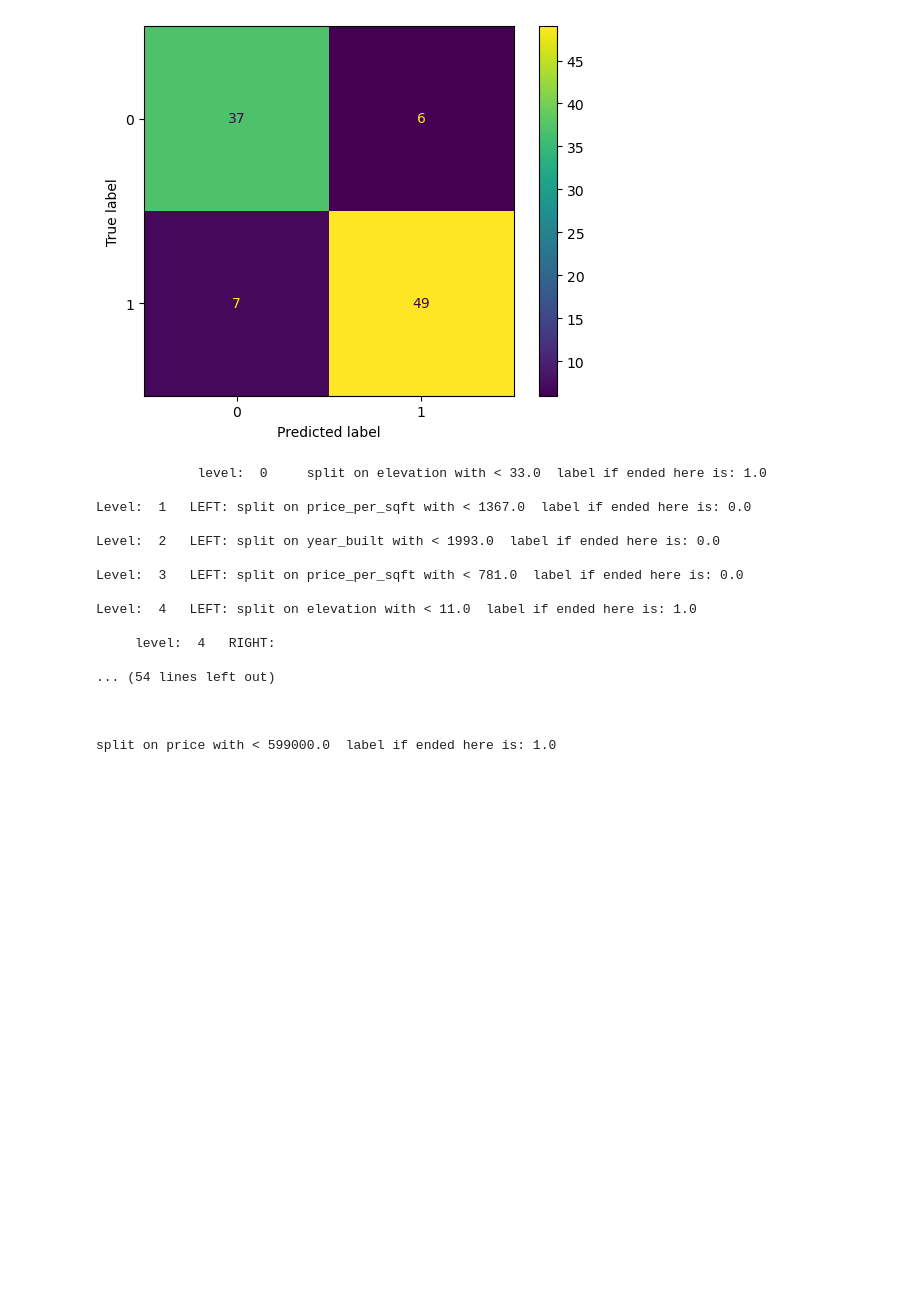
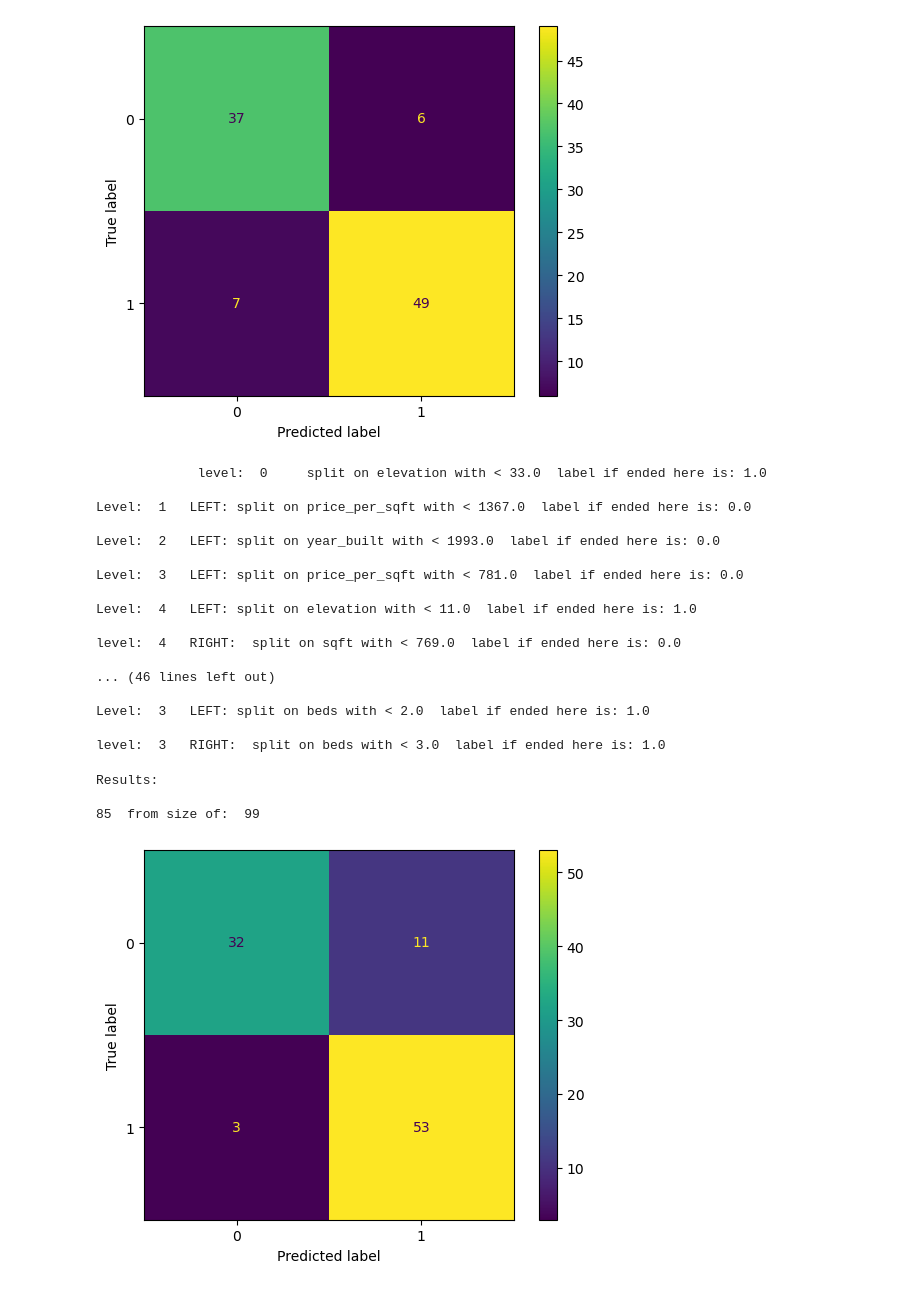
Before and after one commit to KubaJerz/learn-ml, a Jupyter notebook: decision_tree/tree_run.ipynb, the cells around one changed output. Cells and saved outputs as stored; diff of their text form; code cells hidden in the pictures; blank space fills up the shorter version.

```diff
--- a/decision_tree/tree_run.ipynb
+++ b/decision_tree/tree_run.ipynb
@@ -89,8 +87,8 @@ Results:
 86  from size of:  99
 [figure]
 # %%
-mytree.set_labels(X_test.columns)
-mytree.print()
+# mytree.set_labels(X_test.columns)
+# mytree.print()
 # %% [output]
              level:  0     split on elevation with < 33.0  label if ended here is: 1.0
 
@@ -102,10 +100,30 @@ Level:  3   LEFT: split on price_per_sqft with < 781.0  label if ended here is:
 
 Level:  4   LEFT: split on elevation with < 11.0  label if ended here is: 1.0
 
-     level:  4   RIGHT:
+level:  4   RIGHT:  split on sqft with < 769.0  label if ended here is: 0.0
 
-... (54 lines left out)
+... (46 lines left out)
 
+Level:  3   LEFT: split on beds with < 2.0  label if ended here is: 1.0
 
-
-split on price with < 599000.0  label if ended here is: 1.0
+level:  3   RIGHT:  split on beds with < 3.0  label if ended here is: 1.0
+# %%
+mytree = DecisionTree(max_depth = 5)
+
+mytree.fit(X_train, y_train)
+
+test_pred = mytree.predict(X_test)
+
+print('Results:\n')
+print(sum(test_pred == y_test),' from size of: ',len(test_pred),'\n')
+
+from sklearn.metrics import accuracy_score, ConfusionMatrixDisplay
+accuracy_score(y_test, test_pred)
+
+ConfusionMatrixDisplay.from_predictions(y_true=y_test,y_pred=test_pred)
+plt.show()
+# %% [output]
+Results:
+
+85  from size of:  99
+[figure, added]
```
Also changed, not shown: parts of 4 cells of this notebook, 1 other file.
